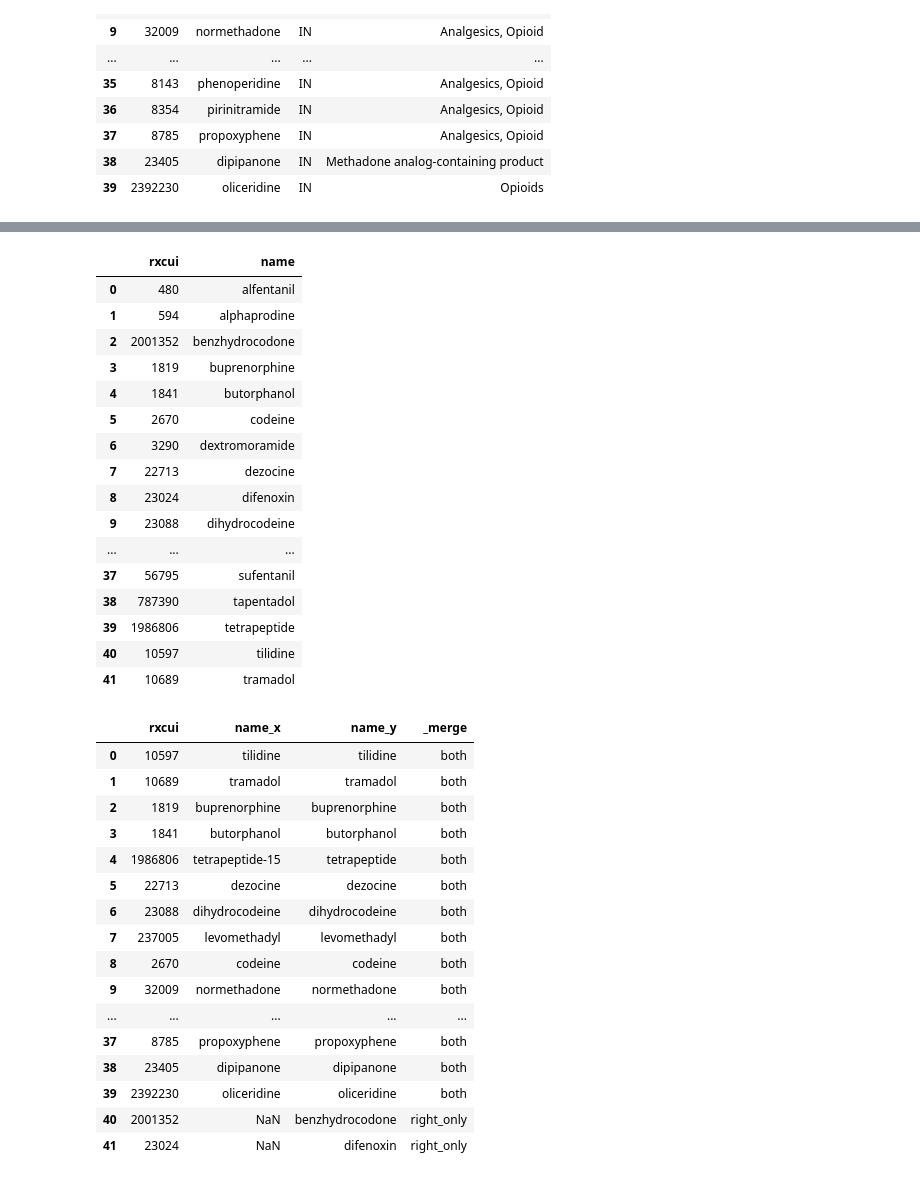
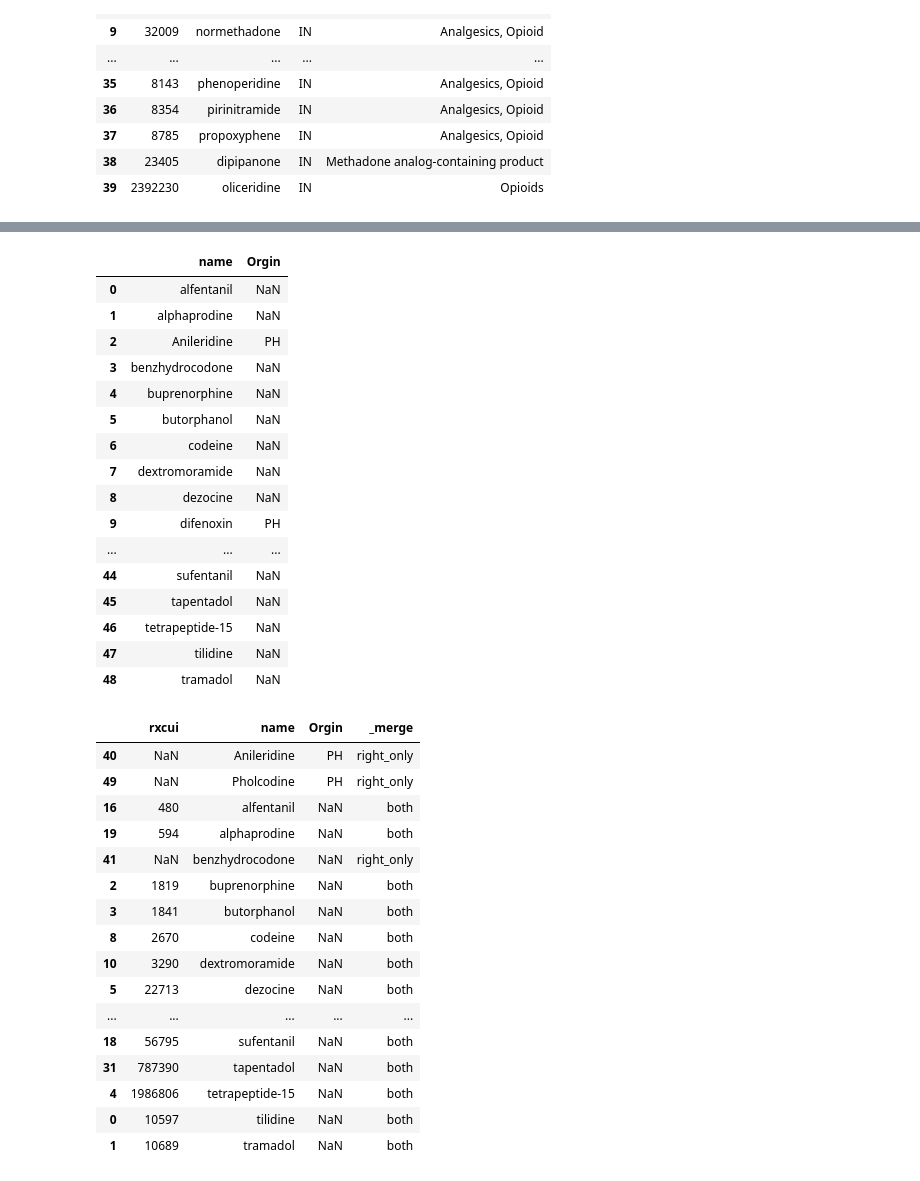
Before and after one commit to danielhmendoza01/Automatic_Code_Sets, a Jupyter notebook: RxNorm/Opioid/Ingredient_get.ipynb, the cells around one changed output, grey strips where cells are left out. Cells and saved outputs as stored; diff of their text form; code cells hidden in the pictures.

Commit message:
Ingredient list update

```diff
--- a/RxNorm/Opioid/Ingredient_get.ipynb
+++ b/RxNorm/Opioid/Ingredient_get.ipynb
@@ -172,46 +172,46 @@ df_opioid
 # %%
-df_og = pd.read_excel("opioid_ingredients.xlsx")
+df_og = pd.read_excel("opioid_ingredients.xlsx", header=None)
+# %%
+df_og.columns = ["name", "Orgin"]
 # %%
 df_og
 # %% [output]
-|  | rxcui | name |
-| 0 | 480 | alfentanil |
-| 1 | 594 | alphaprodine |
-| 2 | 2001352 | benzhydrocodone |
-| 3 | 1819 | buprenorphine |
-| 4 | 1841 | butorphanol |
-| 5 | 2670 | codeine |
-| 6 | 3290 | dextromoramide |
-| 7 | 22713 | dezocine |
-| 8 | 23024 | difenoxin |
-| 9 | 23088 | dihydrocodeine |
+|  | name | Orgin |
+| 0 | alfentanil | NaN |
+| 1 | alphaprodine | NaN |
+| 2 | Anileridine | PH |
+| 3 | benzhydrocodone | NaN |
+| 4 | buprenorphine | NaN |
+| 5 | butorphanol | NaN |
+| 6 | codeine | NaN |
+| 7 | dextromoramide | NaN |
+| 8 | dezocine | NaN |
+| 9 | difenoxin | PH |
 | ... | ... | ... |
-| 37 | 56795 | sufentanil |
-| 38 | 787390 | tapentadol |
-| 39 | 1986806 | tetrapeptide |
-| 40 | 10597 | tilidine |
-| 41 | 10689 | tramadol |
+| 44 | sufentanil | NaN |
+| 45 | tapentadol | NaN |
+| 46 | tetrapeptide-15 | NaN |
+| 47 | tilidine | NaN |
+| 48 | tramadol | NaN |
-# %%
-df_opioid["rxcui"]=df_opioid["rxcui"].astype(int)
 # %%
-df_merg = pd.merge(df_opioid, df_og, on='rxcui', how='outer', indicator=True)
+df_merg = pd.merge(df_opioid, df_og, on='name', how='outer', indicator=True)
 # %%
-df_merg
+df_merg.sort_values("name")
 # %% [output]
-|  | rxcui | name_x | name_y | _merge |
-| 0 | 10597 | tilidine | tilidine | both |
-| 1 | 10689 | tramadol | tramadol | both |
-| 2 | 1819 | buprenorphine | buprenorphine | both |
-| 3 | 1841 | butorphanol | butorphanol | both |
-| 4 | 1986806 | tetrapeptide-15 | tetrapeptide | both |
-| 5 | 22713 | dezocine | dezocine | both |
-| 6 | 23088 | dihydrocodeine | dihydrocodeine | both |
-| 7 | 237005 | levomethadyl | levomethadyl | both |
-| 8 | 2670 | codeine | codeine | both |
-| 9 | 32009 | normethadone | normethadone | both |
+|  | rxcui | name | Orgin | _merge |
+| 40 | NaN | Anileridine | PH | right_only |
+| 49 | NaN | Pholcodine | PH | right_only |
+| 16 | 480 | alfentanil | NaN | both |
+| 19 | 594 | alphaprodine | NaN | both |
+| 41 | NaN | benzhydrocodone | NaN | right_only |
+| 2 | 1819 | buprenorphine | NaN | both |
+| 3 | 1841 | butorphanol | NaN | both |
+| 8 | 2670 | codeine | NaN | both |
+| 10 | 3290 | dextromoramide | NaN | both |
+| 5 | 22713 | dezocine | NaN | both |
 | ... | ... | ... | ... | ... |
-| 37 | 8785 | propoxyphene | propoxyphene | both |
-| 38 | 23405 | dipipanone | dipipanone | both |
-| 39 | 2392230 | oliceridine | oliceridine | both |
-| 40 | 2001352 | NaN | benzhydrocodone | right_only |
-| 41 | 23024 | NaN | difenoxin | right_only |
+| 18 | 56795 | sufentanil | NaN | both |
+| 31 | 787390 | tapentadol | NaN | both |
+| 4 | 1986806 | tetrapeptide-15 | NaN | both |
+| 0 | 10597 | tilidine | NaN | both |
+| 1 | 10689 | tramadol | NaN | both |
```
Also changed, not shown: parts of 2 cells of this notebook, 10 other files.
